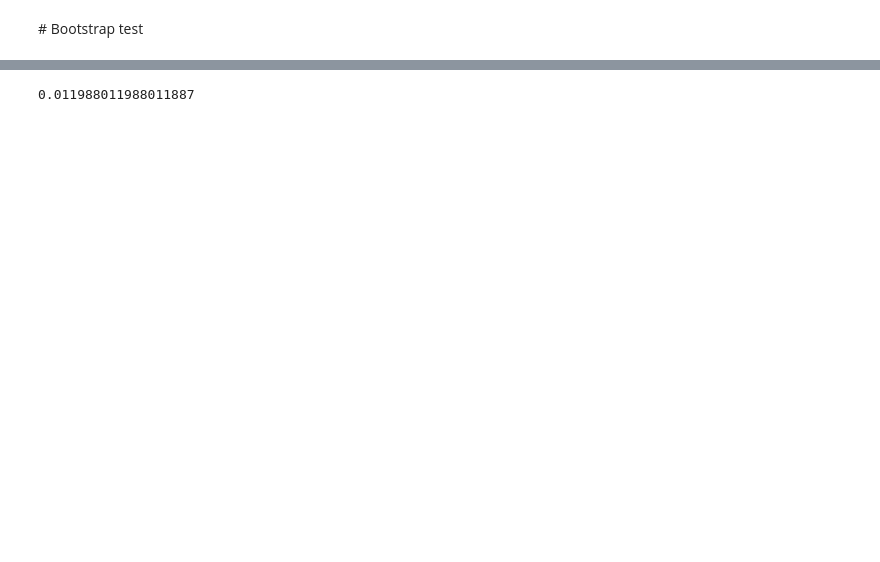
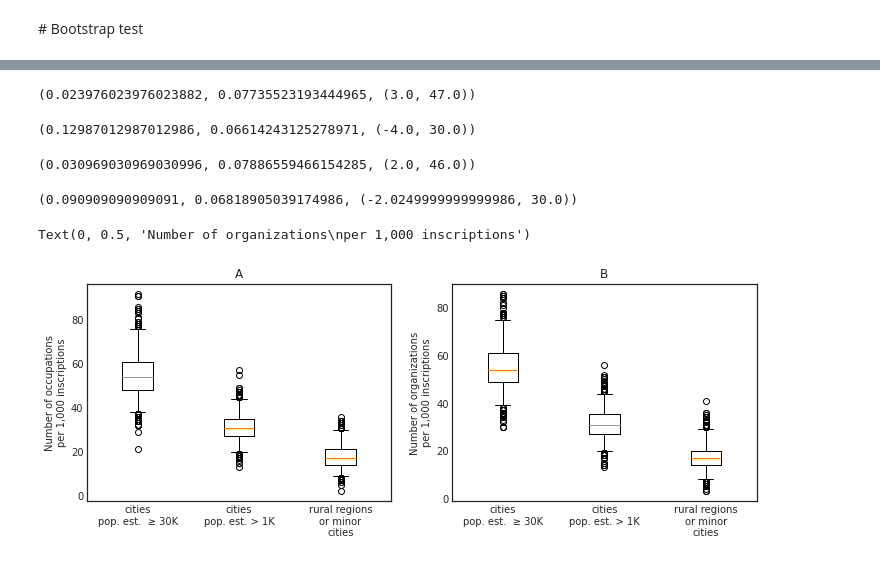
Before and after one commit to sdam-au/LI_ETL, a Jupyter notebook: scripts/1_6_py_OCCUPS&ORGS_SPATIAL.ipynb, the cells around one changed output, grey strips where cells are left out. Saved outputs shown, nothing was run; the diff lists cells and outputs as text; code cells hidden in the pictures; blank space fills up the shorter version.

```diff
--- a/scripts/1_6_py_OCCUPS&ORGS_SPATIAL.ipynb
+++ b/scripts/1_6_py_OCCUPS&ORGS_SPATIAL.ipynb
@@ -271,4 +284,40 @@ bootstrap_test(EDHg_big_cities, EDHg_middle_cities, 1000, 1000, "organizations_N
-# %%
-bootstrap_test(EDHg_middle_cities, EDHg_rural, 1000, 1000, "organizations_N")
-# %% [output]
-0.011988011988011887
+# %%
+p, cohens_d, CI95, data_occups_urban_rest = bootstrap_test(EDHg_big_cities, EDHg_rest_cities, 1000, 1000, "occups_N")
+p, cohens_d, CI95
+# %% [output]
+(0.023976023976023882, 0.07735523193444965, (3.0, 47.0))
+# %%
+p, cohens_d, CI95, data_occups_rest_rural = bootstrap_test(EDHg_rest_cities, EDHg_rural, 1000, 1000, "occups_N")
+p, cohens_d, CI95
+# %% [output]
+(0.12987012987012986, 0.06614243125278971, (-4.0, 30.0))
+# %%
+p, cohens_d, CI95, data_orgs_urban_rest = bootstrap_test(EDHg_big_cities, EDHg_rest_cities, 1000, 1000, "organizations_N")
+p, cohens_d, CI95
+# %% [output]
+(0.030969030969030996, 0.07886559466154285, (2.0, 46.0))
+# %%
+p, cohens_d, CI95, data_orgs_rest_rural = bootstrap_test(EDHg_rest_cities, EDHg_rural, 1000, 1000, "organizations_N")
+p, cohens_d, CI95
+# %% [output]
+(0.090909090909091, 0.06818905039174986, (-2.0249999999999986, 30.0))
+# %%
+plt.style.use("seaborn-white")
+
+labels=[
+    "cities\npop. est.  ≥ 30K",
+    "cities\npop. est. > 1K",
+    "rural regions\nor minor\ncities"
+]
+
+fig, [ax1, ax2] = plt.subplots(1,2, figsize=[12,4])
+ax1.boxplot(data_occups_urban_rest + [data_occups_rest_rural[1]], whis=[2.5, 97.5], labels=labels)
+ax1.set_title("A")
+ax1.set_ylabel("Number of occupations\nper 1,000 inscriptions")
+
+ax2.boxplot(data_orgs_urban_rest + [data_orgs_rest_rural[1]], whis=[2.5, 97.5], labels=labels)
+ax2.set_title("B")
+ax2.set_ylabel("Number of organizations\nper 1,000 inscriptions")
+# %% [output]
+Text(0, 0.5, 'Number of organizations\nper 1,000 inscriptions')
+[figure, added]
```
Also changed, not shown: parts of 40 cells of this notebook, 1 other file.
